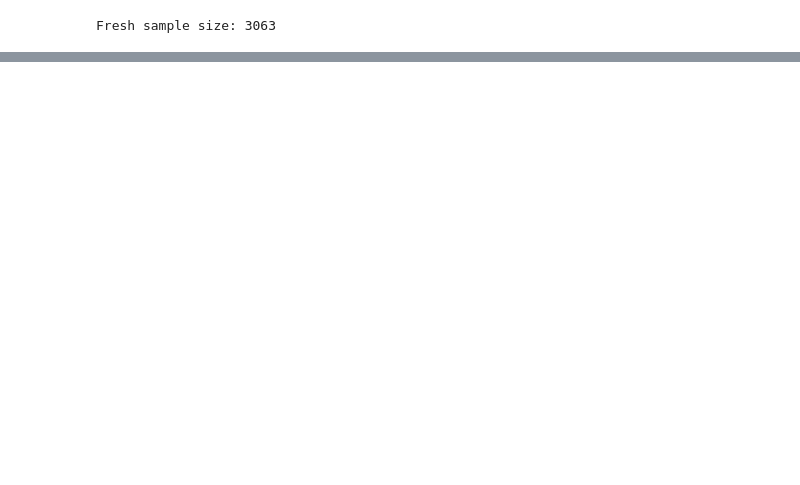
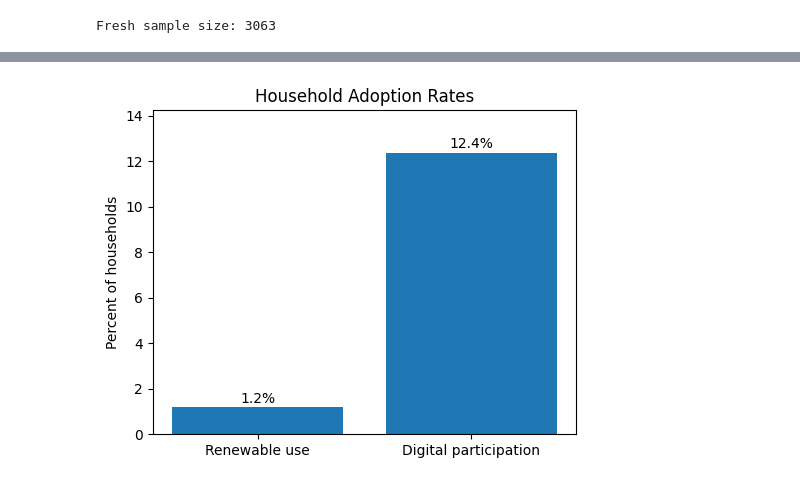
Before and after one commit to the-cafehopper/Research, a Jupyter notebook: Indonesia_E_Commerce_Energy_202510.ipynb, the cells around one changed output, grey strips where cells are left out. Drawn from its saved outputs; the diff is of its cells as text; code cells hidden in the pictures; blank space fills up the shorter version.

```diff
--- a/Indonesia_E_Commerce_Energy_202510.ipynb
+++ b/Indonesia_E_Commerce_Energy_202510.ipynb
@@ -597,0 +684,33 @@ Notes:
+# %%
+# Visualize a bar chart for renewbales vs. digital participation
+# Settings
+DATA_FP = "/content/dehs2020_masterdataset.csv"
+
+import numpy as np
+import matplotlib.pyplot as plt
+import pandas as pd
+
+df = pd.read_csv(DATA_FP)
+
+# Compute rates (ignore NaNs)
+rates = (
+    df[['renewable_use', 'digital_participation']]
+    .mean(numeric_only=True)
+    .mul(100)
+    .rename({'renewable_use':'Renewable use', 'digital_participation':'Digital participation'})
+)
+
+# Simple bar chart
+plt.figure(figsize=(5,4))
+bars = plt.bar(rates.index, rates.values)
+plt.title("Household Adoption Rates")
+plt.ylabel("Percent of households")
+plt.ylim(0, max(2.5, rates.max()*1.15)) # keep y-axis sensible when reneewables are ~1%
+# Annotate bars
+for b in bars:
+  plt.text(b.get_x()+b.get_width()/2, b.get_height()+0.05, f"{b.get_height():.1f}%", ha='center', va='bottom')
+  plt.tight_layout()
+  plt.savefig("bar_twin_transitions.png", dpi=300)
+plt.show()
+# %% [output]
+[figure, added]
```
Also changed, not shown: parts of 19 cells of this notebook.
